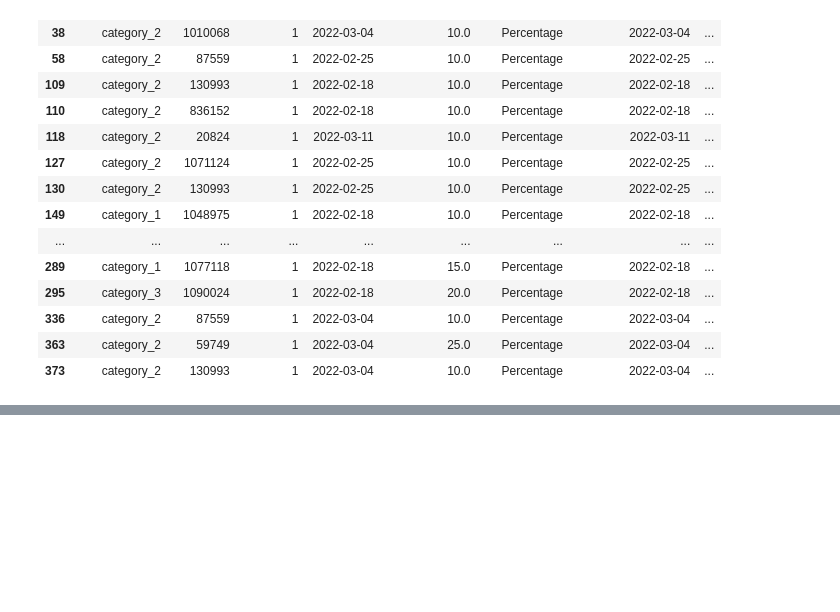
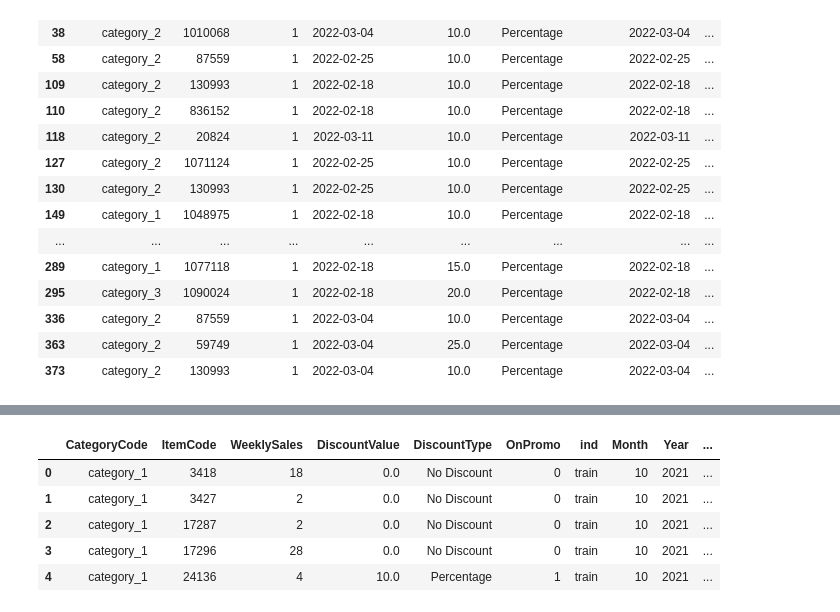
Before and after one commit to Sachini007/Data-Storm-3.0, a Jupyter notebook: Semi_Finals_05_03_22/FeatureEngineering.ipynb, the cells around one changed output, grey strips where cells are left out. Saved outputs shown, nothing was run; the diff lists cells and outputs as text; code cells hidden in the pictures; blank space fills up the shorter version.

```diff
--- a/Semi_Finals_05_03_22/FeatureEngineering.ipynb
+++ b/Semi_Finals_05_03_22/FeatureEngineering.ipynb
@@ -116 +145,4 @@ ind                      0
 dtype: int64
+# %%
+df['DiscountType'].fillna('No Discount', inplace=True)
+df.head()
@@ -116,0 +156,2 @@ dtype: int64
+# %%
+df.fillna(0, inplace=True)
@@ -116,0 +170,17 @@ dtype: int64
+# %%
+import datetime
+
+df['Month'] = df['DateID'].dt.month
+df['Year'] = df['DateID'].dt.year
+df['Day'] = df['DateID'].dt.day
+df['WeekNum'] = (df['Day'] - 1) // 7 + 1
+df.drop('DateID', axis=1, inplace=True)
+
+df.head()
+# %% [output]
+|  | CategoryCode | ItemCode | WeeklySales | DiscountValue | DiscountType | OnPromo | ind | Month | Year | ... |
+| 0 | category_1 | 3418 | 18 | 0.0 | No Discount | 0 | train | 10 | 2021 | ... |
+| 1 | category_1 | 3427 | 2 | 0.0 | No Discount | 0 | train | 10 | 2021 | ... |
+| 2 | category_1 | 17287 | 2 | 0.0 | No Discount | 0 | train | 10 | 2021 | ... |
+| 3 | category_1 | 17296 | 28 | 0.0 | No Discount | 0 | train | 10 | 2021 | ... |
+| 4 | category_1 | 24136 | 4 | 10.0 | Percentage | 1 | train | 10 | 2021 | ... |
```
Also changed, not shown: parts of 48 cells of this notebook.
